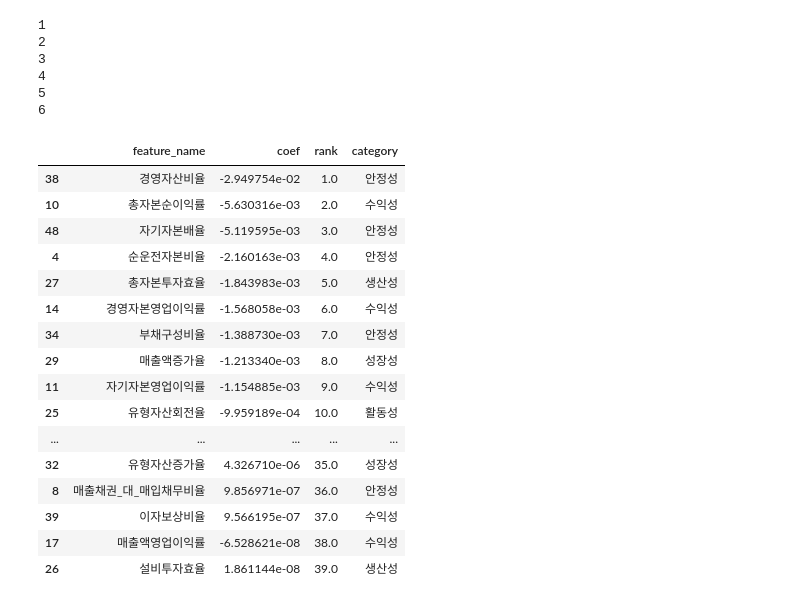
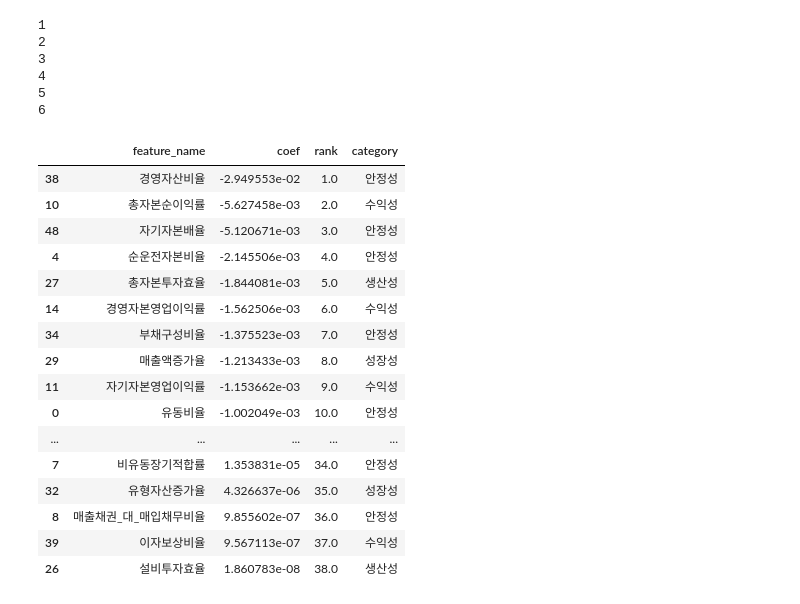
Before and after one commit to JxxHxxx/Ubion-CorporateBankruptcyAnalysis, a Jupyter notebook: Code/SH/2. feature selection/lasso_fs.ipynb, the cells around one changed output. Cells and saved outputs as stored; diff of their text form; code cells hidden in the pictures.

```diff
--- a/Code/SH/2. feature selection/lasso_fs.ipynb
+++ b/Code/SH/2. feature selection/lasso_fs.ipynb
@@ -10,7 +9,7 @@ C:\Users\user\AppData\Local\Programs\Python\Python39\lib\site-packages\numpy\.li
 # %%
-dataset = pd.read_csv(r'..\..\..\Code\SH\1. 데이터생성\최종\merge+7.6.2_.csv',index_col=0)
-
-drop_arr = ['EBITDA이자보상비율', 'EBITDA유동부채비율', 'EBITDA단기차입비율','EBITDA총자산비율', 'EBITDA총부채비율', '영업이익대비EBITDA비율','EBITDA_매출액']
+dataset = pd.read_csv(r'..\..\..\Code\SH\1. 데이터생성\최종\merge+7.6.2_.csv')
+#EVITDA NAN 많아 변별력이 떨어져 제외
+drop_arr = ['EBITDA이자보상비율', 'EBITDA유동부채비율', 'EBITDA단기차입비율','EBITDA총자산비율', 'EBITDA총부채비율', '영업이익대비EBITDA비율','EBITDA_매출액', 'Unnamed: 0']
 
 dataset.drop(drop_arr, axis=1, inplace=True)
 # %%
@@ -97,24 +96,25 @@ for i in catarr:
 5
 6
 # %%
-subset = subset.loc[subset['rank'] <= 39]
+subset = subset.loc[subset['rank'] <= 40]
 subset.loc[subset['feature_name'] == '자기자본배율','category'] = '안정성'
-subset
+a=subset.sort_values('rank')
+a
 # %% [output]
 |  | feature_name | coef | rank | category |
-| 38 | 경영자산비율 | -2.949754e-02 | 1.0 | 안정성 |
-| 10 | 총자본순이익률 | -5.630316e-03 | 2.0 | 수익성 |
-| 48 | 자기자본배율 | -5.119595e-03 | 3.0 | 안정성 |
-| 4 | 순운전자본비율 | -2.160163e-03 | 4.0 | 안정성 |
-| 27 | 총자본투자효율 | -1.843983e-03 | 5.0 | 생산성 |
-| 14 | 경영자본영업이익률 | -1.568058e-03 | 6.0 | 수익성 |
-| 34 | 부채구성비율 | -1.388730e-03 | 7.0 | 안정성 |
-| 29 | 매출액증가율 | -1.213340e-03 | 8.0 | 성장성 |
-| 11 | 자기자본영업이익률 | -1.154885e-03 | 9.0 | 수익성 |
-| 25 | 유형자산회전율 | -9.959189e-04 | 10.0 | 활동성 |
+| 38 | 경영자산비율 | -2.949553e-02 | 1.0 | 안정성 |
+| 10 | 총자본순이익률 | -5.627458e-03 | 2.0 | 수익성 |
+| 48 | 자기자본배율 | -5.120671e-03 | 3.0 | 안정성 |
+| 4 | 순운전자본비율 | -2.145506e-03 | 4.0 | 안정성 |
+| 27 | 총자본투자효율 | -1.844081e-03 | 5.0 | 생산성 |
+| 14 | 경영자본영업이익률 | -1.562506e-03 | 6.0 | 수익성 |
+| 34 | 부채구성비율 | -1.375523e-03 | 7.0 | 안정성 |
+| 29 | 매출액증가율 | -1.213433e-03 | 8.0 | 성장성 |
+| 11 | 자기자본영업이익률 | -1.153662e-03 | 9.0 | 수익성 |
+| 0 | 유동비율 | -1.002049e-03 | 10.0 | 안정성 |
 | ... | ... | ... | ... | ... |
-| 32 | 유형자산증가율 | 4.326710e-06 | 35.0 | 성장성 |
-| 8 | 매출채권_대_매입채무비율 | 9.856971e-07 | 36.0 | 안정성 |
-| 39 | 이자보상비율 | 9.566195e-07 | 37.0 | 수익성 |
-| 17 | 매출액영업이익률 | -6.528621e-08 | 38.0 | 수익성 |
-| 26 | 설비투자효율 | 1.861144e-08 | 39.0 | 생산성 |
+| 7 | 비유동장기적합률 | 1.353831e-05 | 34.0 | 안정성 |
+| 32 | 유형자산증가율 | 4.326637e-06 | 35.0 | 성장성 |
+| 8 | 매출채권_대_매입채무비율 | 9.855602e-07 | 36.0 | 안정성 |
+| 39 | 이자보상비율 | 9.567113e-07 | 37.0 | 수익성 |
+| 26 | 설비투자효율 | 1.860783e-08 | 38.0 | 생산성 |
```
Also changed, not shown: parts of 22 cells of this notebook.
